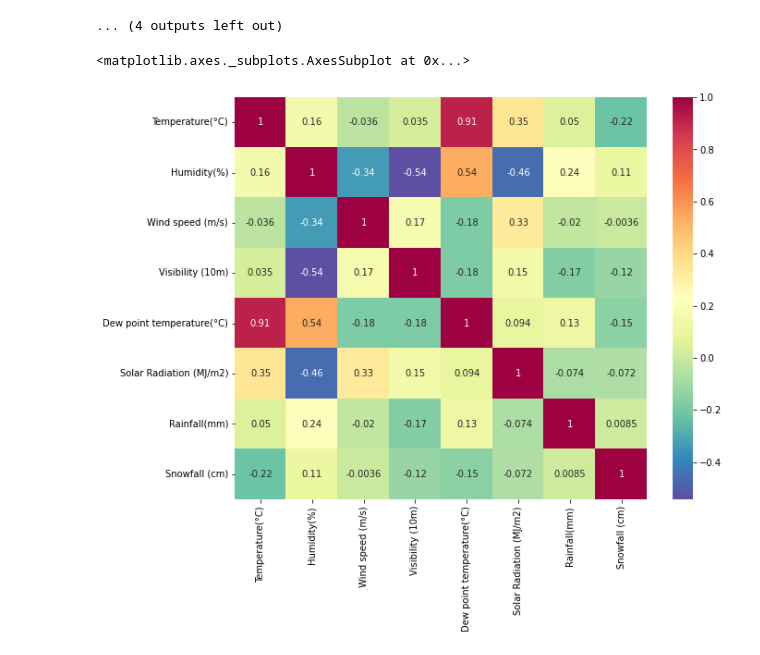
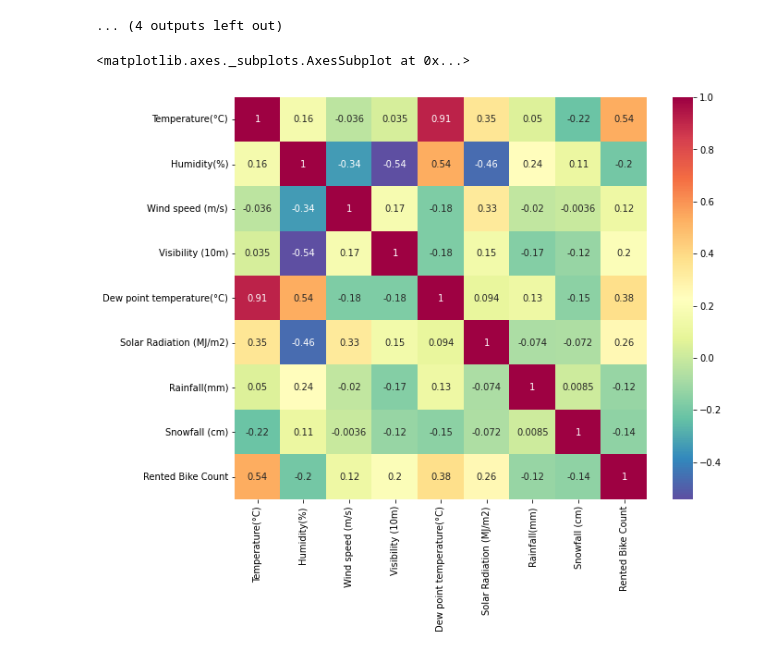
Before and after one commit to solankinitin1210/Capstone-Project-Bike-Sharing-Demand-Prediction, a Jupyter notebook: Bike_Sharing_Demand_Prediction_Capstone_Project.ipynb, the cells around one changed output. Saved outputs shown, nothing was run; the diff lists cells and outputs as text; code cells hidden in the pictures.

```diff
--- a/Bike_Sharing_Demand_Prediction_Capstone_Project.ipynb
+++ b/Bike_Sharing_Demand_Prediction_Capstone_Project.ipynb
@@ -163,3 +172,5 @@ import datetime
 df['year']=pd. DatetimeIndex(df['Date']).year
 df['month']=df['Date'].dt.month_name()
 df['day']=pd. DatetimeIndex(df['Date']).day
+# %%
+df['week']=df['Date'].dt.week
@@ -166,6 +186,10 @@ df['day']=pd. DatetimeIndex(df['Date']).day
+# %%
+df['year']=pd. DatetimeIndex(df['Date']).year
+df['month']=pd. DatetimeIndex(df['Date']).month
+df['day']=pd. DatetimeIndex(df['Date']).day
 # %%
 # We Do not require Date column now so let's drop it
-df.drop('Date', axis='columns', inplace=True)
+df.drop(['Date','month','day','year'], axis='columns', inplace=True)
 # %%
 # Verify our updated dataset
 df.head()
@@ -346,10 +393,19 @@ for i in numeric_features:
 **** Solar Radiation (MJ/m2) versus "Rented Bike Count"****
 [figure]
 ... (4 outputs left out)
+# %%
+numeric_features2=['Temperature(°C)',
+ 'Humidity(%)',
+ 'Wind speed (m/s)',
+ 'Visibility (10m)',
+ 'Dew point temperature(°C)',
+ 'Solar Radiation (MJ/m2)',
+ 'Rainfall(mm)',
+ 'Snowfall (cm)','Rented Bike Count']
 # %%
 #Ploat heat map
 plt.figure(figsize=(10,8))
-sns.heatmap(df[numeric_features].corr(),annot= True,cmap='Spectral_r')
+sns.heatmap(df[numeric_features2].corr(),annot= True,cmap='Spectral_r')
 # %% [output]
 <matplotlib.axes._subplots.AxesSubplot at 0x...>
-[figure, old version]
+[figure, new version]
```
Also changed, not shown: parts of 23 cells of this notebook.
